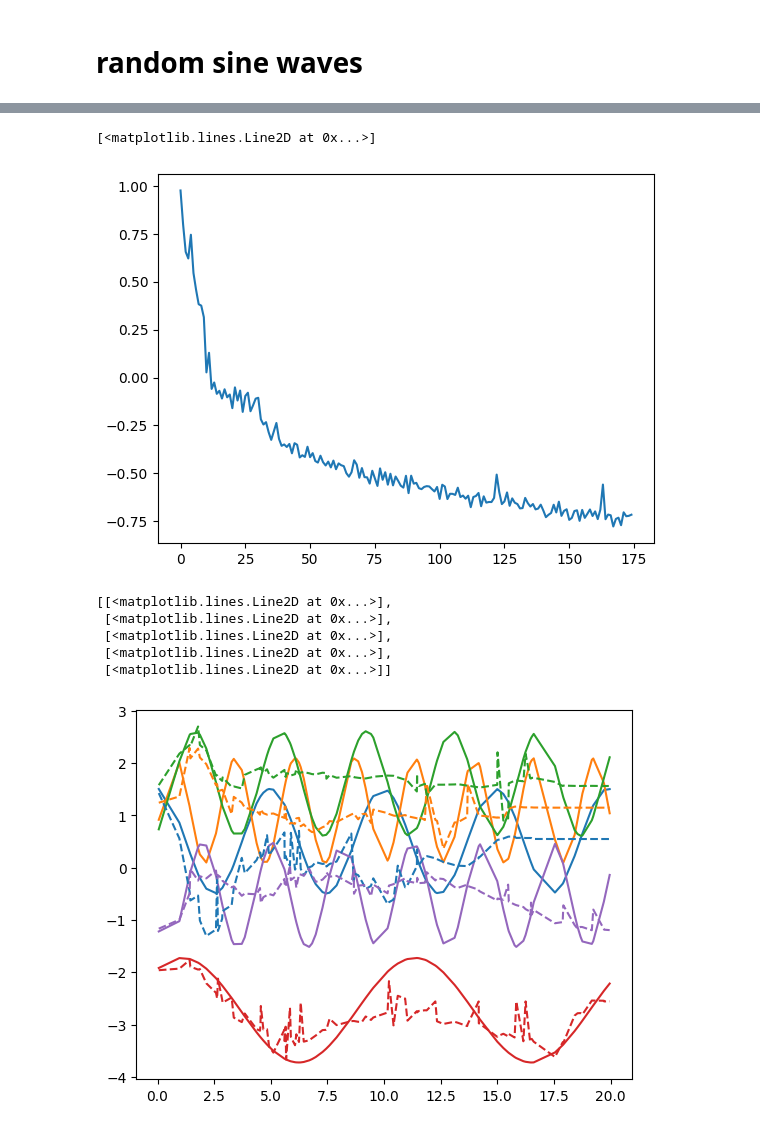
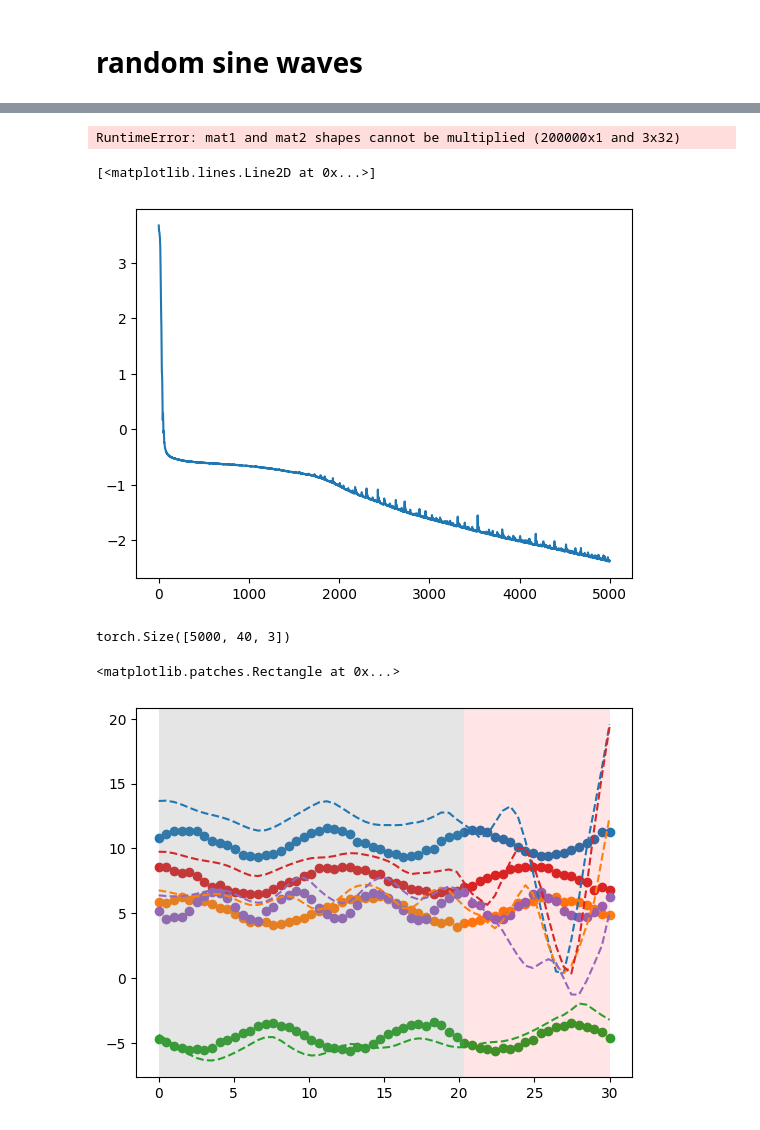
Before and after one commit to al-jshen/gpt, a Jupyter notebook: notebooks/time_series.ipynb, the cells around one changed output, grey strips where cells are left out. Drawn from its saved outputs; the diff is of its cells as text; code cells hidden in the pictures.

```diff
--- a/notebooks/time_series.ipynb
+++ b/notebooks/time_series.ipynb
@@ -159,5 +202,4 @@ class LatentODE(nn.Module):
 # %%
-lode = LatentODE(odernn_encoder, decoder, odenet, 1, reduce_seq_dim=False).cuda()
-# lode_optim = torch.compile(lode)
+lode = LatentODE(tfm_encoder, decoder, projector, odenet, data_dim, reduce_seq_dim=True).cuda()
 # %%
 optimizer = optim.AdamW(lode.parameters(), lr=1e-2)
@@ -181,21 +206,54 @@ for e in (pbar := tqdm(range(200))):
+# %%
+losses = []
+losses_recon = []
+losses_reg = []
+
+# infft = torch.fft.fft(ysc[:5000,:40], dim=1)
+# inp = torch.cat((ysc[:5000,:40], infft.real, infft.imag), dim=-1)
+
+for e in (pbar := tqdm(range(5000))):
+    optimizer.zero_grad()
+    out, path, z0 = lode(xsc[:40], ysc[:5000,:40])
+    # pathdiff = path[:,1:,:] - path[:,:-1,:]
+    # cov = torch.diag(1 / torch.std(z0, axis=(0,)) ** 2)
+    # L = torch.linalg.cholesky(cov).mH
+    # mahalanobis = torch.linalg.norm(
+    #     einsum(L, (path[:,1:,:] - path[:,:-1,:]), 'x y, b l y -> b l x'), axis=-1
+    # )d
+    # loss_reg = mahalanobis.sum()
+    loss_recon = F.mse_loss(out, ysc[:5000,:40])
+    loss = loss_recon #+ 0.0000001 * loss_reg
+    loss.backward()
+    optimizer.step()
+    losses.append(loss.item())
+    # losses_reg.append(loss_reg.item())
+    # losses_recon.append(loss_recon.item())
+    pbar.set_description(f"loss: {loss.item():.4f}")
+# %% [output]
+RuntimeError: mat1 and mat2 shapes cannot be multiplied (200000x1 and 3x32)
 # %%
-plt.plot(np.log(losses[25:]))
+# plt.plot(np.log(np.array(losses_reg) * 0.0000001))
+plt.plot(np.log(losses))
 # %% [output]
 [<matplotlib.lines.Line2D at 0x...>]
-[figure, old version]
+[figure, new version]
+# %%
+inp.shape
+# %% [output]
+torch.Size([5000, 40, 3])
 # %%
-with torch.inference_mode():
-    out, path = lode.forward(xsc, ysc[:60])
+with torch.no_grad():
+    infft = torch.fft.fft(ysc, dim=1)
+    inp = torch.cat((ysc, infft.real, infft.imag), dim=-1)
+    out, path, z0 = lode.forward(xsc, inp)
     out = out.cpu()
 # %%
 colors = plt.get_cmap('tab20', 10)
-
-[plt.plot(xs, ys[j,:,0], c=colors(i)) for i, j in enumerate(range(50, 55))]
-[plt.plot(xs, out[j,:,0], c=colors(i), ls='--') for i, j in enumerate(range(50, 55))]
+ix = 5005
+[plt.scatter(xs, ys[j,:,0], color=colors(i)) for i, j in enumerate(range(ix, ix+5))]
+[plt.plot(xs, out[j,:,0], color=colors(i), ls='--') for i, j in enumerate(range(ix, ix+5))]
+plt.axvspan(xs[0], xs[40], lw=0, alpha=0.2, color='gray')
+plt.axvspan(xs[40], xs[-1], lw=0, alpha=0.1, color='red')
 # %% [output]
-[[<matplotlib.lines.Line2D at 0x...>],
- [<matplotlib.lines.Line2D at 0x...>],
- [<matplotlib.lines.Line2D at 0x...>],
- [<matplotlib.lines.Line2D at 0x...>],
- [<matplotlib.lines.Line2D at 0x...>]]
+<matplotlib.patches.Rectangle at 0x...>
-[figure, old version]
+[figure, new version]
```
Also changed, not shown: parts of 7 cells of this notebook, 1 other file.
